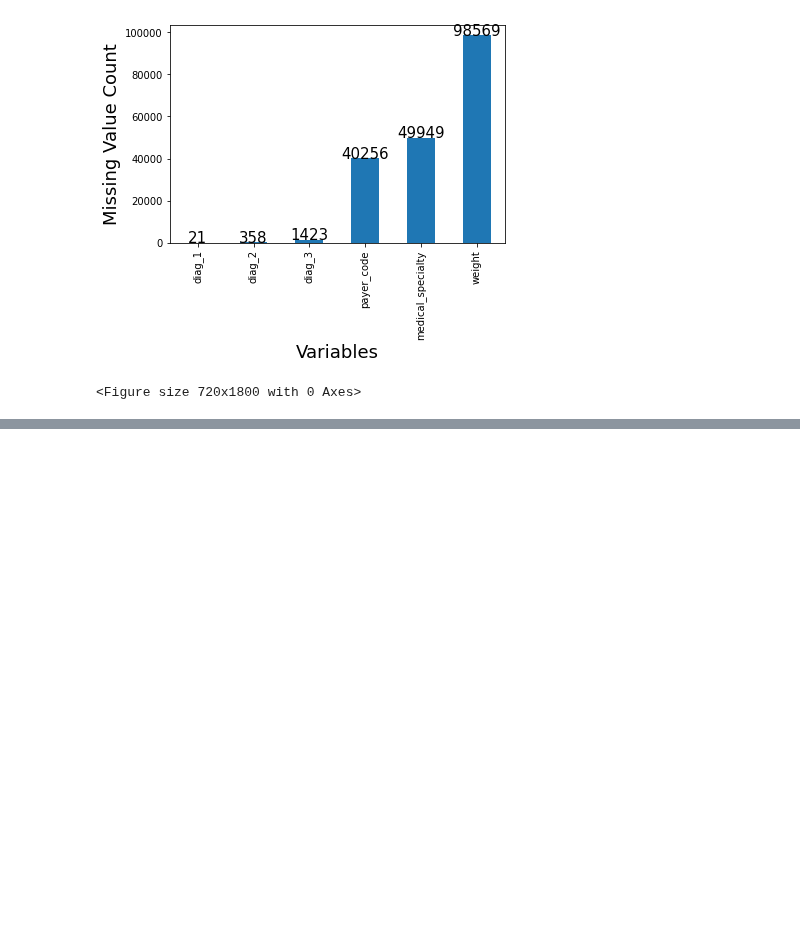
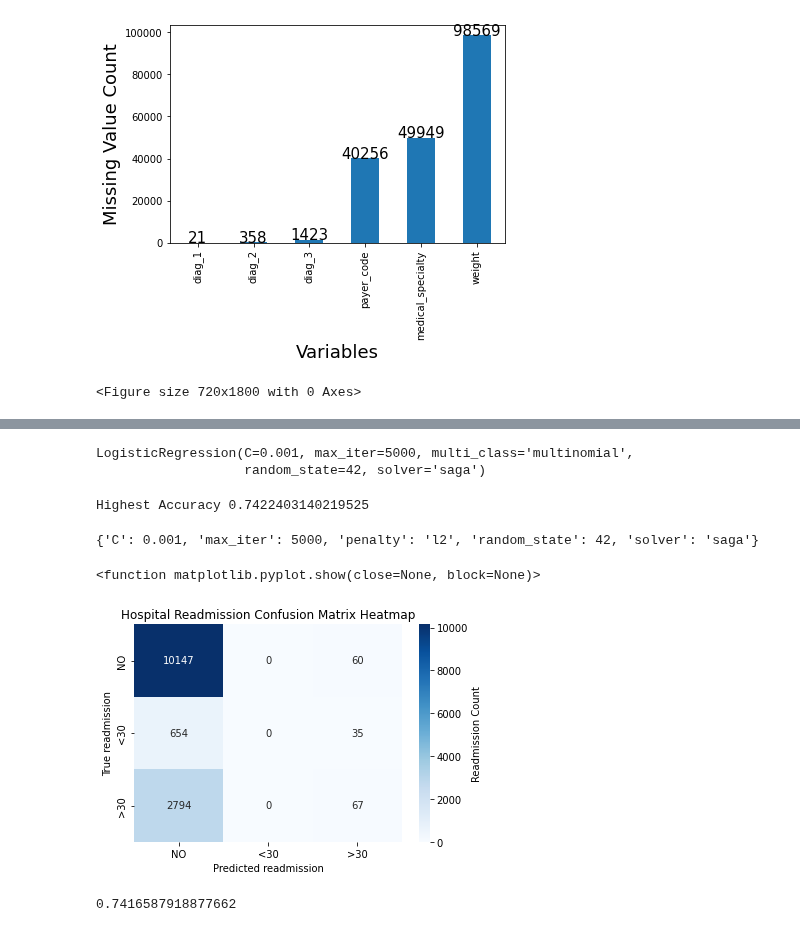
Before and after one commit to scottdyl/qtw, a Jupyter notebook: case study 2/Dylan/CaseStudy2_D.ipynb, the cells around one changed output, grey strips where cells are left out. Drawn from its saved outputs; the diff is of its cells as text; code cells hidden in the pictures; blank space fills up the shorter version.

Commit message:
final model for dylan

```diff
--- a/case study 2/Dylan/CaseStudy2_D.ipynb
+++ b/case study 2/Dylan/CaseStudy2_D.ipynb
@@ -127,0 +235,20 @@ diabetes_df = diabetes_df['race'].fillna('Caucasian')
+# %%
+%%time
+from sklearn.model_selection import GridSearchCV
+regEstimator = LogisticRegression(multi_class = "multinomial")
+
+parameters = { 'penalty':['l1','l2']
+              ,'C': [0.001, 0.01, 0.1]
+              ,'random_state': [42]
+              ,'solver': ['saga']
+              ,'max_iter':[5000]
+             }
+
+
+GridSearch = GridSearchCV(estimator=regEstimator
+                   , verbose=3
+                   , param_grid=parameters
+                   , cv=sss_cv
+                   , scoring='accuracy')
+
+GridSearch.fit(X_scaled, y)
@@ -127,0 +280,43 @@ diabetes_df = diabetes_df['race'].fillna('Caucasian')
+# %%
+lr_best_est = GridSearch.best_estimator_
+#lr_best_est = LogisticRegression(C=0.001, max_iter=5000, multi_class='multinomial',
+#                   random_state=42, solver='saga',, penalty=l2)
+#END C=0.01, max_iter=5000, penalty=l2, random_state=42, solver=saga;, score=0.745 total time= 3.2min
+#{'C': 0.001, 'max_iter': 5000, 'penalty': 'l2', 'random_state': 42, 'solver': 'saga'}
+#END C=0.1, max_iter=5000, penalty=l1, random_state=42, solver=saga;, score=0.745 total time= 5.0min
+print(lr_best_est)
+# %% [output]
+LogisticRegression(C=0.001, max_iter=5000, multi_class='multinomial',
+                   random_state=42, solver='saga')
+# %%
+print('Highest Accuracy', GridSearch.best_score_ )
+# %% [output]
+Highest Accuracy 0.7422403140219525
+# %%
+best_params = GridSearch.best_params_
+print(best_params)
+# %% [output]
+{'C': 0.001, 'max_iter': 5000, 'penalty': 'l2', 'random_state': 42, 'solver': 'saga'}
+# %%
+from sklearn.model_selection import cross_val_predict
+pred = cross_val_predict(lr_best_est,X_test,y_test, cv=5)
+# %%
+from sklearn.metrics import confusion_matrix
+cm = confusion_matrix(y_test,pred)
+x_axis_labels = ['NO','<30', '>30']
+y_axis_labels = ['NO','<30', '>30']
+ax = plt.axes()
+sns.heatmap(cm, cmap='Blues', annot=True, fmt='d',xticklabels=x_axis_labels,
+            yticklabels=y_axis_labels, ax=ax, cbar_kws={'label': 'Readmission Count',})
+ax.set_title('Hospital Readmission Confusion Matrix Heatmap')
+plt.xlabel("Predicted readmission")
+plt.ylabel("True readmission")
+plt.show
+# %% [output]
+<function matplotlib.pyplot.show(close=None, block=None)>
+[figure, added]
+# %%
+final_mod = lr_best_est.fit(X_train,y_train)
+final_mod.score(X_test,y_test)
+# %% [output]
+0.7416587918877662
```
Also changed, not shown: parts of 14 cells of this notebook.
